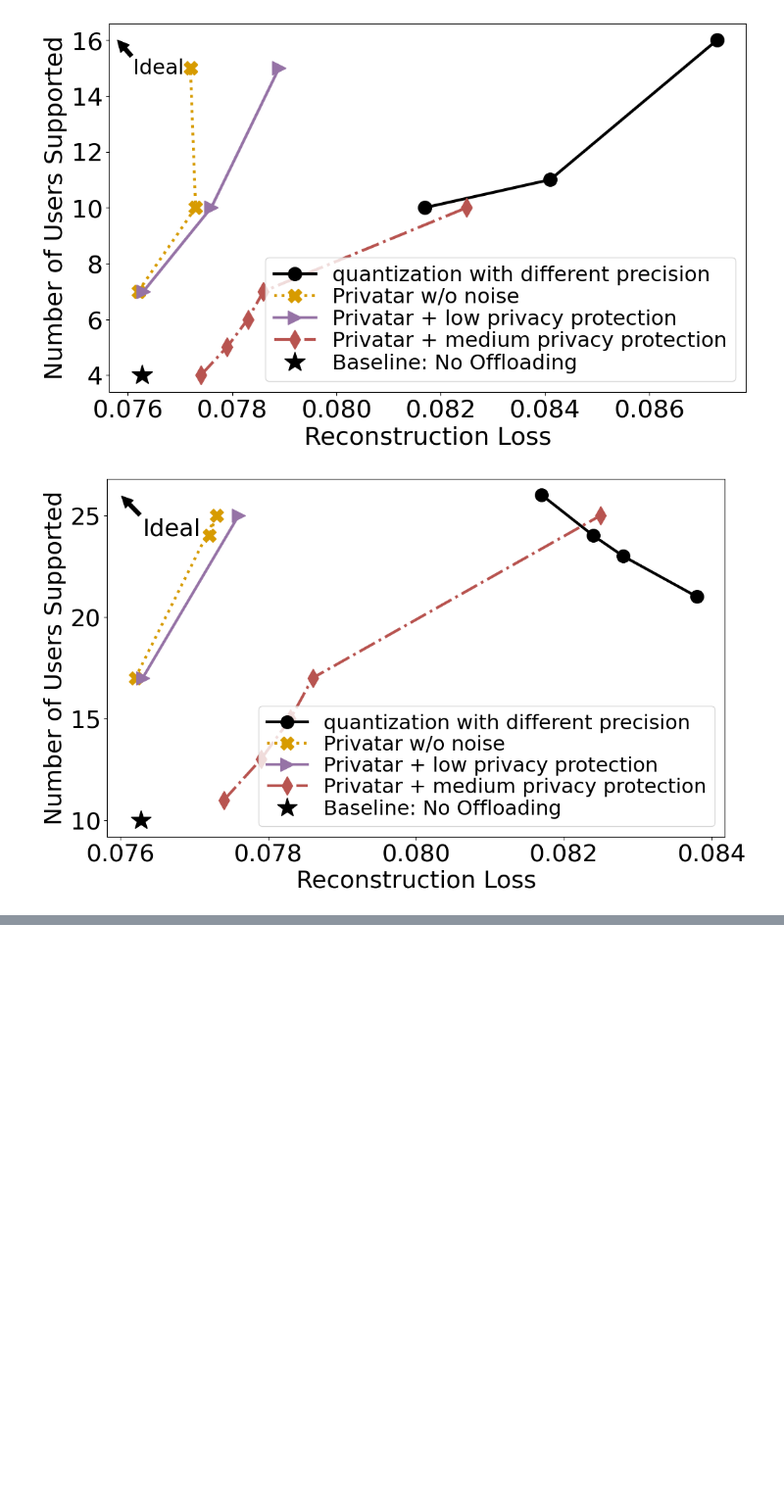
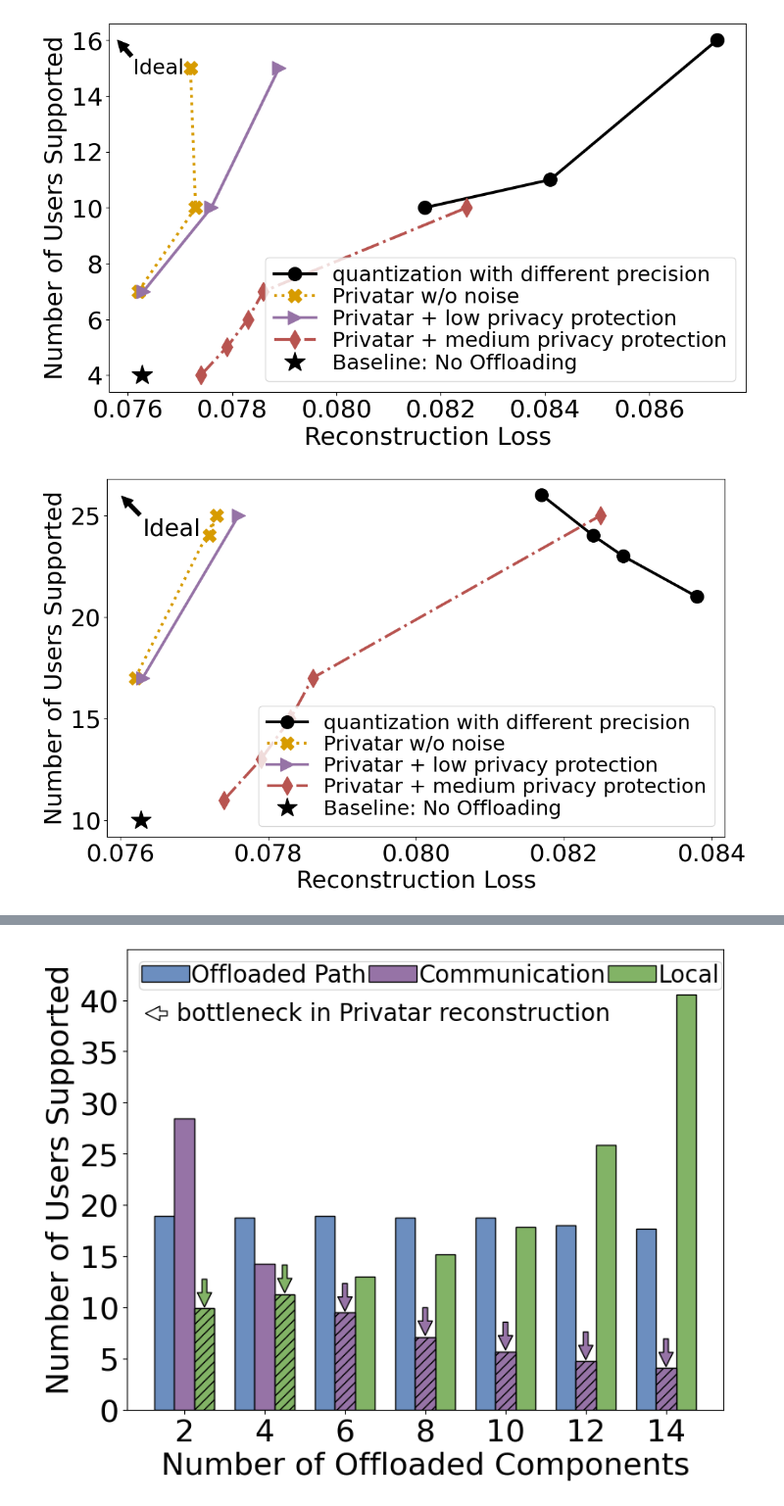
Before and after one commit to georgia-tech-synergy-lab/Privatar, a Jupyter notebook: custom_scripts/figure_drawer/results_fig.ipynb, the cells around one changed output, grey strips where cells are left out. Shown at 98% size. Drawn from its saved outputs; the diff is of its cells as text; code cells hidden in the pictures; blank space fills up the shorter version.

```diff
--- a/custom_scripts/figure_drawer/results_fig.ipynb
+++ b/custom_scripts/figure_drawer/results_fig.ipynb
@@ -1235,0 +1291,80 @@ plt.show()
+# %%
+import matplotlib.pyplot as plt
+import numpy as np
+
+num_offloaded_components = [2, 4, 6, 8, 10, 12, 14]
+offloaded_supported_users = [18.90825193, 18.76791492, 18.88812165, 18.78624011, 18.7510739, 17.98464122, 17.64557641]
+communication_supported_users = [28.44, 14.22, 9.48, 7.11, 5.69, 4.74, 4.06]
+local_supported_users = [9.884678748, 11.28, 13.02, 15.15, 17.86, 25.86, 40.54]
+baseline_number_of_users = 9.308582672
+color_list = ["#6C8EBF", "#9673A6", "#82B366", "#B46504", "#D6B656", "#23445D", "#6C8EBF","#D79B00", "#B85450"] #["#B46504", "#23445D", "#D79B00", "#D6B656", "#9673A6", "#B85450", "#6C8EBF", "#82B366"]
+
+fig = plt.figure(figsize=[9,7])
+ax = plt.subplot(111)
+SMALL_SIZE = 22
+MEDIUM_SIZE = 24
+BIGGER_SIZE = 26
+
+# Set up the bar positions
+x = np.arange(len(num_offloaded_components))
+width = 0.25  # Width of each bar
+# Create the bars with scatter patterns
+plt.bar(x - width, offloaded_supported_users, width, label='Offloaded Path', color=color_list[0], edgecolor='black')
+plt.bar(x, communication_supported_users, width, label='Communication', color=color_list[1], edgecolor='black')
+plt.bar(x + width, local_supported_users, width, label='Local', color=color_list[2], edgecolor='black')
+# Add diagonal hatching to the lowest bar for each x position
+for i in x:
+    min_val = min(offloaded_supported_users[i], communication_supported_users[i], local_supported_users[i])
+    if min_val == offloaded_supported_users[i]:
+        plt.bar(i-width, offloaded_supported_users[i], width, color=color_list[0], edgecolor='black', hatch='///')
+    elif min_val == communication_supported_users[i]:
+        plt.bar(i, communication_supported_users[i], width, color=color_list[1], edgecolor='black', hatch='///')
+    elif min_val == local_supported_users[i]:
+        plt.bar(i+width, local_supported_users[i], width, color=color_list[2], edgecolor='black', hatch='///')
+
+# Add arrows pointing to the lowest bar for each x position
+for i in x:
+    min_val = min(offloaded_supported_users[i], communication_supported_users[i], local_supported_users[i])
+    if min_val == offloaded_supported_users[i]:
+        plt.annotate('', xy=(i-width, min_val), xytext=(i-width, min_val+3),
+                    arrowprops=dict(facecolor='#990000', shrink=0.05))
+    elif min_val == communication_supported_users[i]:
+        plt.annotate('', xy=(i, min_val), xytext=(i, min_val+3),
+                    arrowprops=dict(facecolor='#9673A6', shrink=0.05))
+    elif min_val == local_supported_users[i]:
+        plt.annotate('', xy=(i+width, min_val), xytext=(i+width, min_val+3),
+                    arrowprops=dict(facecolor='#82B366', shrink=0.05))
+
+# Add text annotation for bottleneck
+plt.annotate('', xy=(-0.5, 38.7), xytext=(-0.2, 38.7),
+              arrowprops=dict(facecolor='white', shrink=0.05))
+plt.annotate('bottleneck in Privatar reconstruction',
+            xy=(2.6, 38), # Position of text
+            xytext=(2.6, 38), # Position of text
+            color='black',
+            fontsize=20,
+            ha='center')
+
+# Add baseline line
+# plt.axhline(y=baseline_number_of_users, color='grey', linestyle='--', linewidth=3, label='Baseline')
+
+# Customize the plot
+plt.xlabel('Number of Offloaded Components')
+plt.ylabel('Number of Users Supported')
+plt.xticks(x, num_offloaded_components)
+plt.yticks(range(0, 45, 5))
+plt.ylim(0, 45)
+
+# Add legend
+plt.legend(fontsize=20, loc='upper left', ncol=3, labelspacing=0.1, handletextpad=0.1, columnspacing=0.1, borderpad=0.1)
+
+plt.rc('font', size=BIGGER_SIZE)
+plt.rc('axes', titlesize=BIGGER_SIZE)
+plt.rc('axes', labelsize=BIGGER_SIZE)
+plt.rc('xtick', labelsize=BIGGER_SIZE)
+plt.rc('ytick', labelsize=BIGGER_SIZE)
+
+plt.savefig('offloaded_path_analysis.pdf', bbox_inches="tight", transparent=True)
+plt.show()
+# %% [output]
+[figure, added]
```
Also changed, not shown: parts of 17 cells of this notebook, 15 other files.
